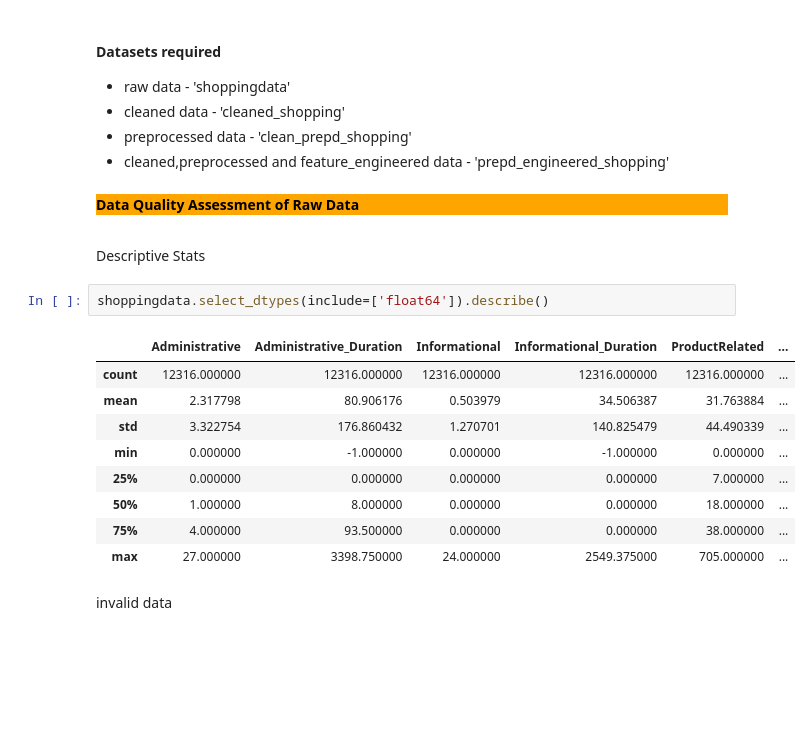
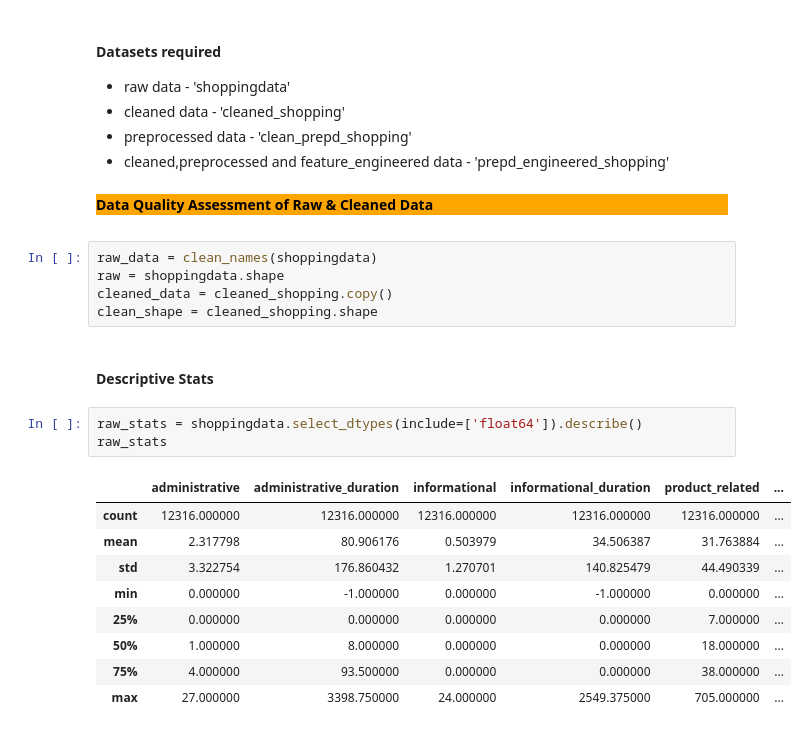
Before and after one commit to Craphtr/online-shopping-ml-case-study, a Jupyter notebook: data_quality_assessment.ipynb, the cells around one changed output. Drawn from its saved outputs; the diff is of its cells as text; blank space fills up the shorter version.

```diff
--- a/data_quality_assessment.ipynb
+++ b/data_quality_assessment.ipynb
@@ -91,14 +100,20 @@ shopping_val_noencoding  shopping_val_preprocessed_encoded       shoppingdata
 - cleaned,preprocessed and feature_engineered data - 'prepd_engineered_shopping'
 # %% [markdown]
 <div class="alert alert-block" style = "background-color: orange">
-    <p><b><font size="+2" color="black">Data Quality Assessment of Raw Data</font></b></p>
+    <p><b><font size="+2" color="black">Data Quality Assessment of Raw & Cleaned Data</font></b></p>
     </div>
-# %% [markdown]
-Descriptive Stats
+# %%
+raw_data = clean_names(shoppingdata)
+raw = shoppingdata.shape
+cleaned_data = cleaned_shopping.copy()
+clean_shape = cleaned_shopping.shape
+# %% [markdown]
+#### __Descriptive Stats__
 # %%
-shoppingdata.select_dtypes(include=['float64']).describe()
+raw_stats = shoppingdata.select_dtypes(include=['float64']).describe()
+raw_stats
 # %% [output]
-|  | Administrative | Administrative_Duration | Informational | Informational_Duration | ProductRelated | ... |
+|  | administrative | administrative_duration | informational | informational_duration | product_related | ... |
 | count | 12316.000000 | 12316.000000 | 12316.000000 | 12316.000000 | 12316.000000 | ... |
 | mean | 2.317798 | 80.906176 | 0.503979 | 34.506387 | 31.763884 | ... |
 | std | 3.322754 | 176.860432 | 1.270701 | 140.825479 | 44.490339 | ... |
@@ -107,5 +122,3 @@ shoppingdata.select_dtypes(include=['float64']).describe()
 | 50% | 1.000000 | 8.000000 | 0.000000 | 0.000000 | 18.000000 | ... |
 | 75% | 4.000000 | 93.500000 | 0.000000 | 0.000000 | 38.000000 | ... |
 | max | 27.000000 | 3398.750000 | 24.000000 | 2549.375000 | 705.000000 | ... |
-# %% [markdown]
-invalid data
```
Also changed, not shown: parts of 22 cells of this notebook.
